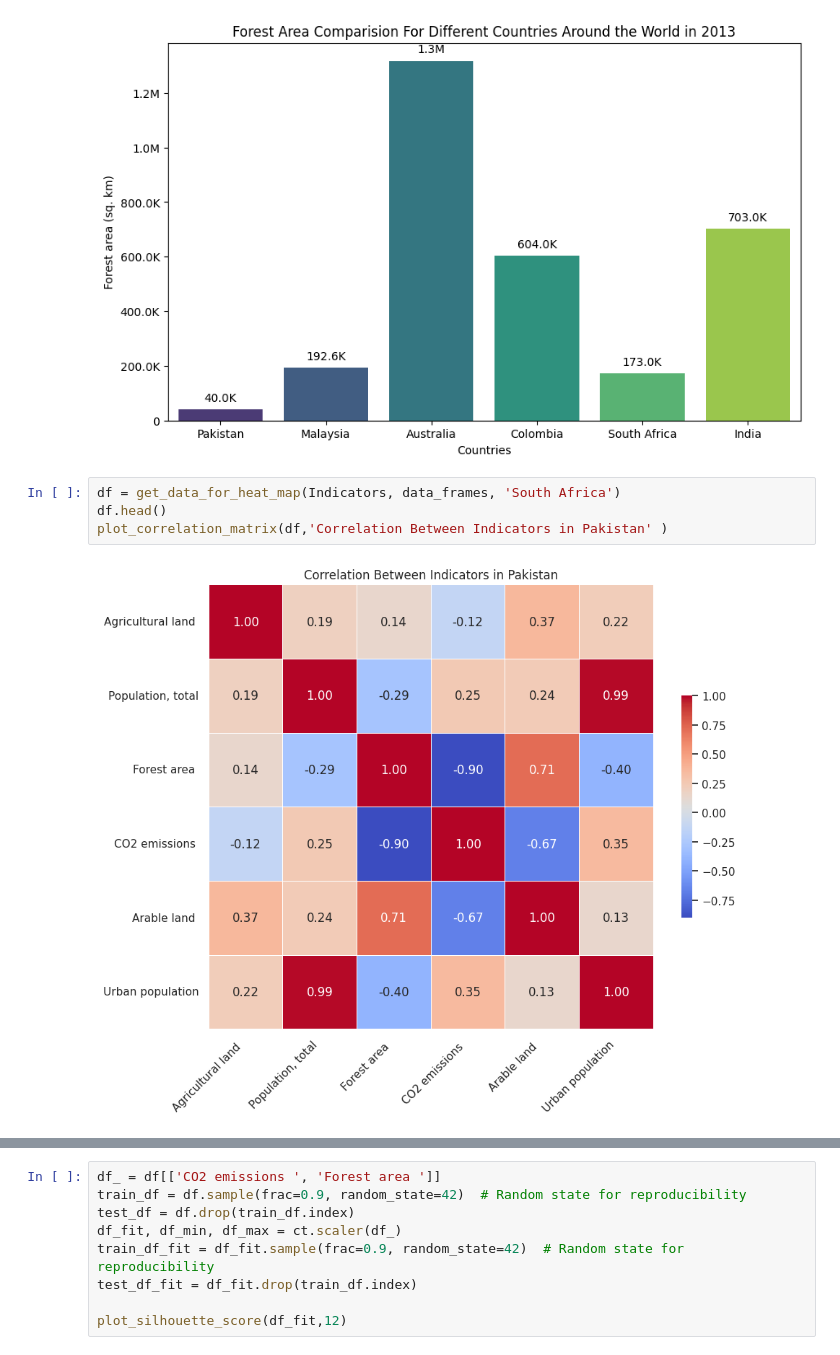
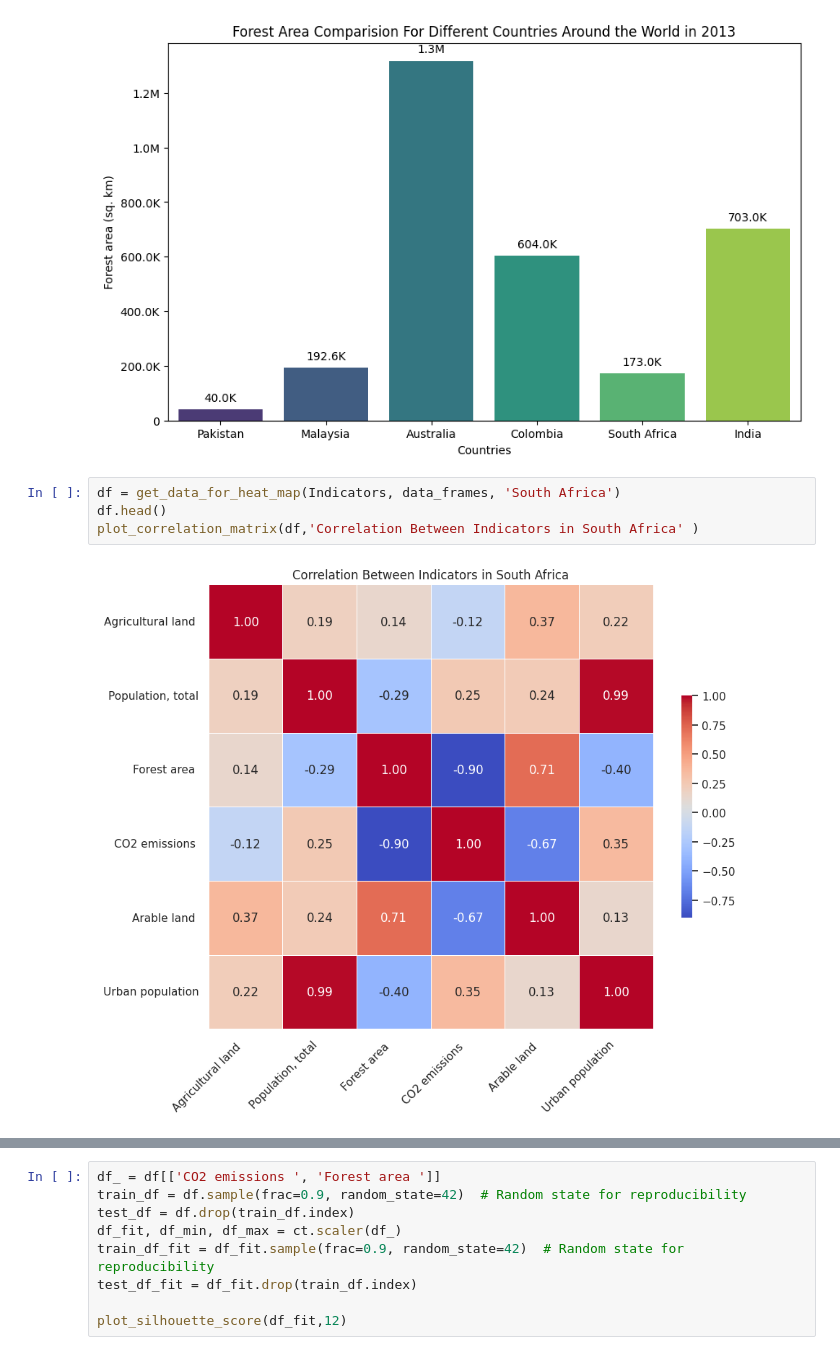
Before and after one commit to Hs24acn/Clustering-and-Fitting-, a Jupyter notebook: Clustering and Fitting Assignment.ipynb, the cells around one changed output, grey strips where cells are left out. Saved outputs shown, nothing was run; the diff lists cells and outputs as text.

```diff
--- a/Clustering and Fitting Assignment.ipynb
+++ b/Clustering and Fitting Assignment.ipynb
@@ -478,9 +478,9 @@ Passing `palette` without assigning `hue` is deprecated and will be removed in v
 # %%
 df = get_data_for_heat_map(Indicators, data_frames, 'South Africa')
 df.head()
-plot_correlation_matrix(df,'Correlation Between Indicators in Pakistan' )
+plot_correlation_matrix(df,'Correlation Between Indicators in South Africa' )
 # %% [output]
-[figure, old version]
+[figure, new version]
 # %%
 plot_scatter(df,'CO2 emissions ' ,'Urban population',  False, 'Urban population vs CO2 emissions In South Africa','CO2 emissions','Urban population' )
 # %% [output]
```
Also changed, not shown: parts of 2 cells of this notebook.
